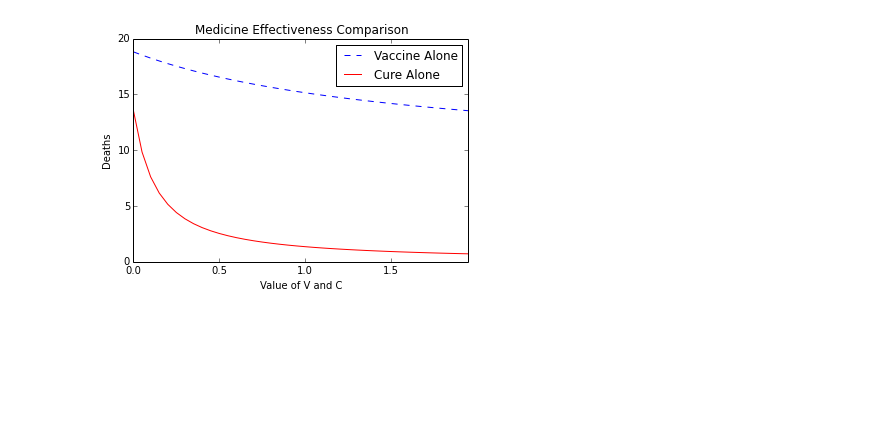
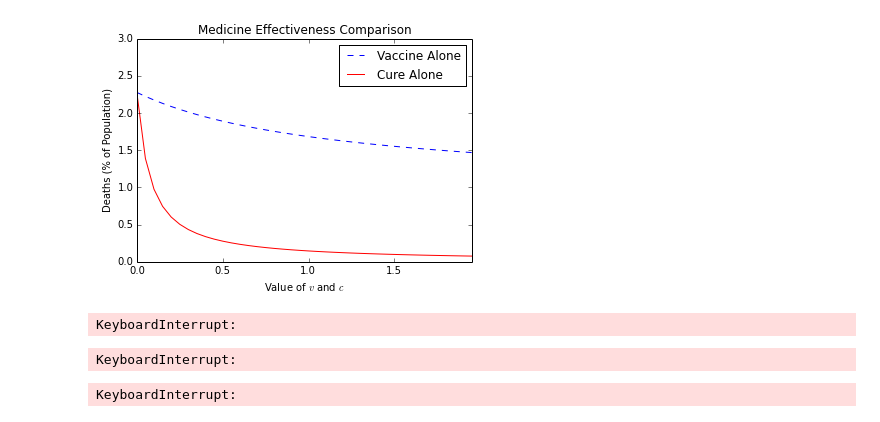
Before and after one commit to abardess/PHYS202-S14, a Jupyter notebook: MCM2015.ipynb, the cells around one changed output. Drawn from its saved outputs; the diff is of its cells as text; code cells hidden in the pictures; blank space fills up the shorter version.

```diff
--- a/MCM2015.ipynb
+++ b/MCM2015.ipynb
@@ -49,11 +191,11 @@ def SIR_cure_model(lamb, gamma, ND, S0, L0, I0, R0, P0, D0, vac, cure, alpha):
 lamb = .2
 gamma = .1
 ND = 100
-S0, L0, I0, R0, P0, D0 = [N, 0.00, .1*N, 0.0, 0.0, 0.0]
+S0, L0, I0, R0, P0, D0 = [N, 0.00, .01*N, 0.0, 0.0, 0.0]
 vac = 0.00
 cure = 0.0
-alpha = 1.0/7.0
-beta = 1.0/12.7
+alpha = 1.0/6.5
+beta = 1.0/10.1
 
 x = np.arange(0, 2, .05)
 dead_vac = []
@@ -61,25 +203,28 @@ dead_cure = []
 
 for i in x:
     vac = i
-    result = SIR_cure_model(lamb, gamma, ND, S0, L0, I0, R0, P0, D0, vac, cure, alpha);
+    result = SIR_cure_model(lamb, gamma, ND, S0, L0, I0, R0, P0, D0, vac, 0.0, alpha);
     dead_vac.append(result[5])
 for i in x:
     cure = i
-    result = SIR_cure_model(lamb, gamma, ND, S0, L0, I0, R0, P0, D0, vac, cure, alpha);
+    result = SIR_cure_model(lamb, gamma, ND, S0, L0, I0, R0, P0, D0, 0.0, cure, alpha);
     dead_cure.append(result[5])
 # %%
 plt.plot(x, dead_vac, '--b', label = 'Vaccine Alone')
 plt.plot(x, dead_cure, 'r', label = 'Cure Alone')
 plt.title('Medicine Effectiveness Comparison')
-plt.xlabel('Value of V and C')
-plt.ylabel('Deaths')
+plt.xlabel(r'Value of $v$ and $c$')
+plt.ylabel('Deaths (% of Population)')
 plt.legend(loc = 1)
+plt.ylim(0, 3)
 plt.xlim(0, 1.95)
+#saveplot('Cure_vs_Vaccine', 'png')
 plt.show()
 # %% [output]
-[figure, old version]
+[figure, new version]
 # %%
 amount = np.arange(0.0, 1.0, .01)
+amount2 = np.arange(0.0, 1, .01)
 # define the grid over which the function should be plotted (xx and yy are matrices)
 xx, yy = pylab.meshgrid(
     pylab.linspace(0,1.0, 100),
@@ -89,9 +234,13 @@ xx, yy = pylab.meshgrid(
 zz = pylab.zeros(xx.shape)
 for i in range(100):
     for j in range(100):
-        vac = amount[i]
+        vac = amount2[i]
         cure = amount[j]
         result = SIR_cure_model(lamb, gamma, ND, S0, L0, I0, R0, P0, D0, vac, cure, alpha);
         zz[i,j] = result[5]
+# %% [output]
+KeyboardInterrupt:
+KeyboardInterrupt:
+KeyboardInterrupt:
 # %%
 # plot the calculated function values
```
Also changed, not shown: parts of 17 cells of this notebook, 1 other file.
